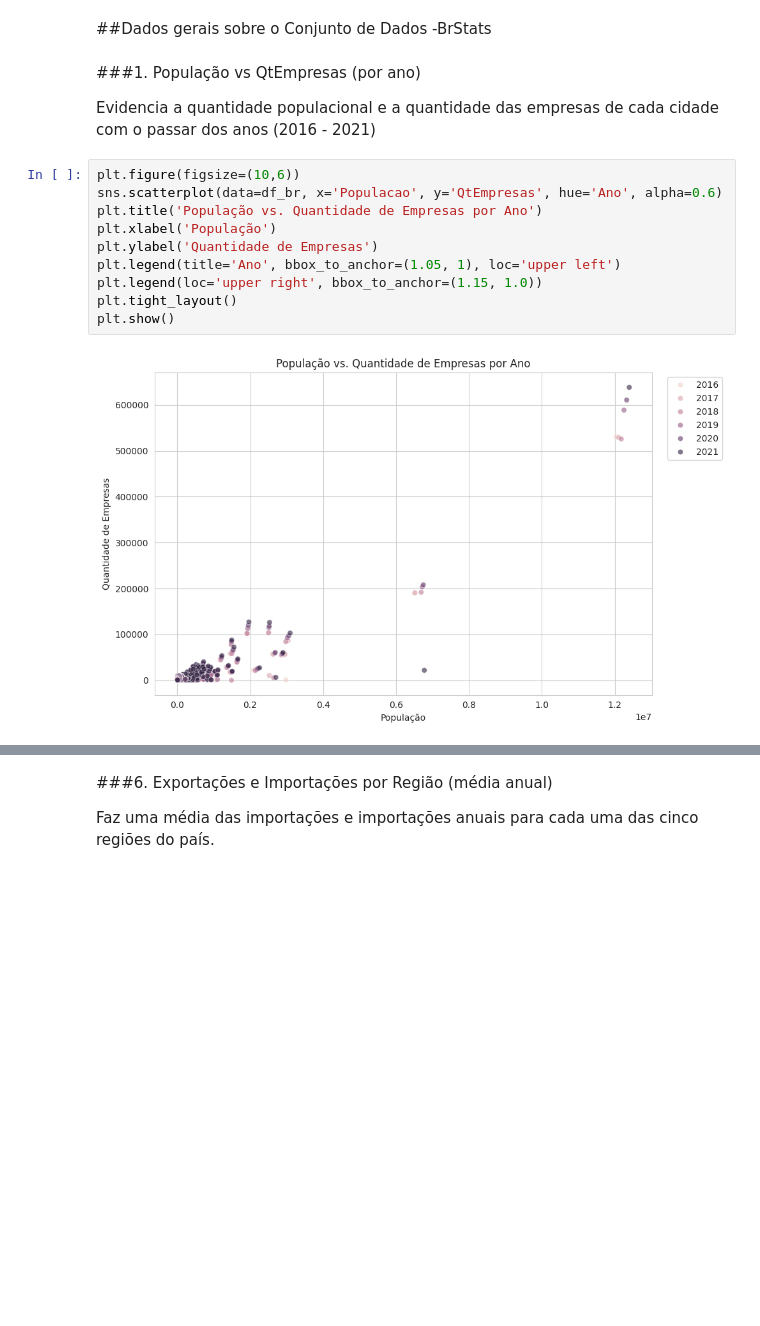
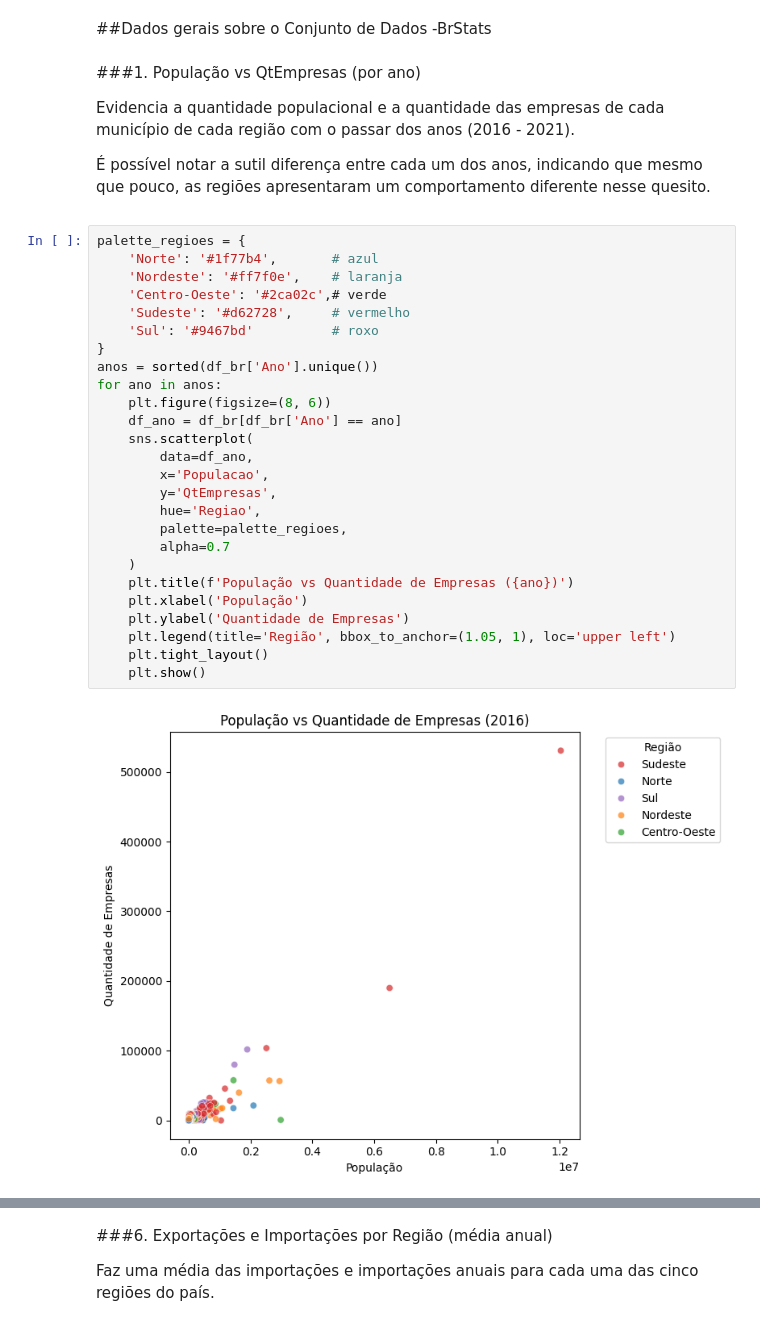
Before and after one commit to MatheusPxt21/Projeto-CCF425, a Jupyter notebook: Entrega02_Projeto_CCF_425.ipynb, the cells around one changed output, grey strips where cells are left out. Saved outputs shown, nothing was run; the diff lists cells and outputs as text; blank space fills up the shorter version.

```diff
--- a/Entrega02_Projeto_CCF_425.ipynb
+++ b/Entrega02_Projeto_CCF_425.ipynb
@@ -209,16 +195,33 @@ resumo
 ##Dados gerais sobre o Conjunto de Dados  -BrStats
 # %% [markdown]
 ###1. População vs QtEmpresas (por ano)
-<p> Evidencia a quantidade populacional e a quantidade das empresas de cada cidade com o passar dos anos (2016 - 2021)
+<p> Evidencia a quantidade populacional e a quantidade das empresas de cada município de cada região com o passar dos anos (2016 - 2021).
+<p> É possível notar a sutil diferença entre cada um dos anos, indicando que mesmo que pouco, as regiões apresentaram um comportamento diferente nesse quesito.
 # %%
-plt.figure(figsize=(10,6))
-sns.scatterplot(data=df_br, x='Populacao', y='QtEmpresas', hue='Ano', alpha=0.6)
-plt.title('População vs. Quantidade de Empresas por Ano')
-plt.xlabel('População')
-plt.ylabel('Quantidade de Empresas')
-plt.legend(title='Ano', bbox_to_anchor=(1.05, 1), loc='upper left')
-plt.legend(loc='upper right', bbox_to_anchor=(1.15, 1.0))
-plt.tight_layout()
-plt.show()
+palette_regioes = {
+    'Norte': '#1f77b4',       # azul
+    'Nordeste': '#ff7f0e',    # laranja
+    'Centro-Oeste': '#2ca02c',# verde
+    'Sudeste': '#d62728',     # vermelho
+    'Sul': '#9467bd'          # roxo
+}
+anos = sorted(df_br['Ano'].unique())
+for ano in anos:
+    plt.figure(figsize=(8, 6))
+    df_ano = df_br[df_br['Ano'] == ano]
+    sns.scatterplot(
+        data=df_ano,
+        x='Populacao',
+        y='QtEmpresas',
+        hue='Regiao',
+        palette=palette_regioes,
+        alpha=0.7
+    )
+    plt.title(f'População vs Quantidade de Empresas ({ano})')
+    plt.xlabel('População')
+    plt.ylabel('Quantidade de Empresas')
+    plt.legend(title='Região', bbox_to_anchor=(1.05, 1), loc='upper left')
+    plt.tight_layout()
+    plt.show()
 # %% [output]
-[figure, old version]
+[figure, new version]
```
Also changed, not shown: parts of 52 cells of this notebook.
